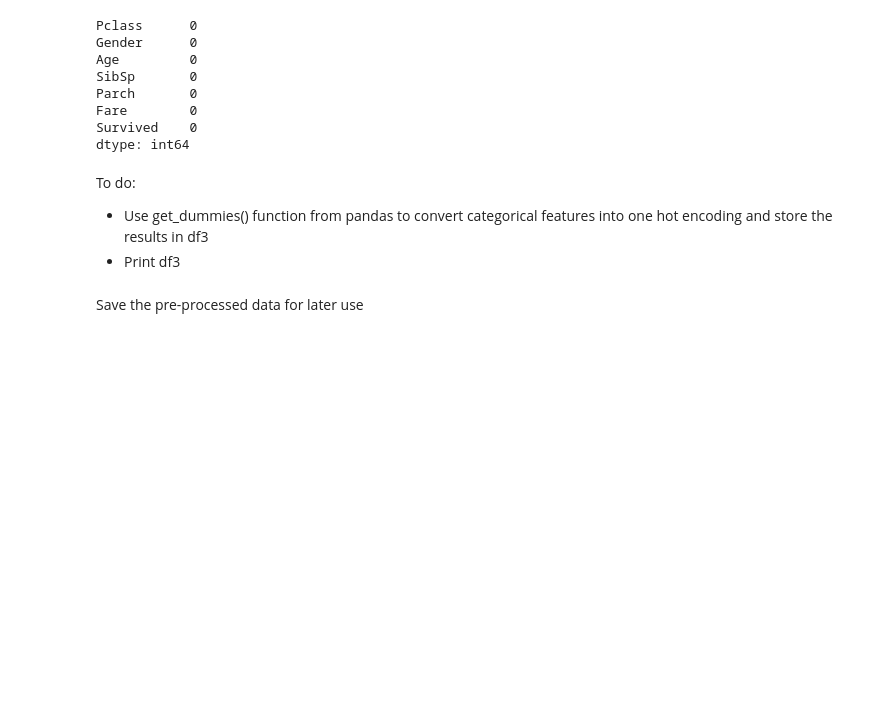
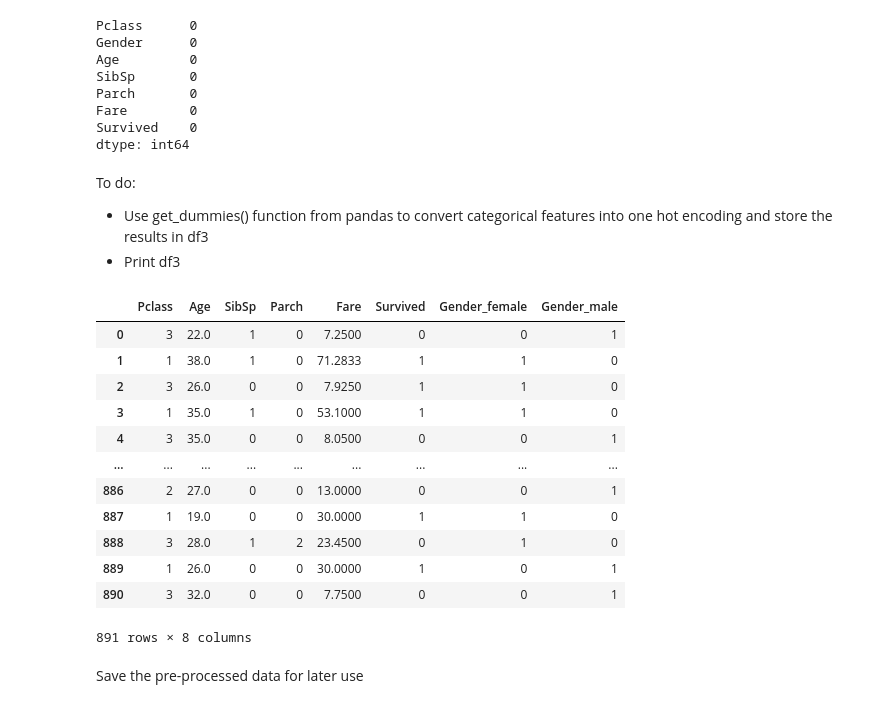
Before and after one commit to wooihaw/pai_oct2022, a Jupyter notebook: Part_2/handson_2/handson_2c.ipynb, the cells around one changed output. Cells and saved outputs as stored; diff of their text form; code cells hidden in the pictures; blank space fills up the shorter version.

```diff
--- a/Part_2/handson_2/handson_2c.ipynb
+++ b/Part_2/handson_2/handson_2c.ipynb
@@ -89,6 +89,23 @@ dtype: int64
 To do:
 - Use get_dummies() function from pandas to convert categorical features into one hot encoding and store the results in df3
 - Print df3
+# %%
+df3 = pd.get_dummies(df2)
+df3
+# %% [output]
+|  | Pclass | Age | SibSp | Parch | Fare | Survived | Gender_female | Gender_male |
+| 0 | 3 | 22.0 | 1 | 0 | 7.2500 | 0 | 0 | 1 |
+| 1 | 1 | 38.0 | 1 | 0 | 71.2833 | 1 | 1 | 0 |
+| 2 | 3 | 26.0 | 0 | 0 | 7.9250 | 1 | 1 | 0 |
+| 3 | 1 | 35.0 | 1 | 0 | 53.1000 | 1 | 1 | 0 |
+| 4 | 3 | 35.0 | 0 | 0 | 8.0500 | 0 | 0 | 1 |
+| ... | ... | ... | ... | ... | ... | ... | ... | ... |
+| 886 | 2 | 27.0 | 0 | 0 | 13.0000 | 0 | 0 | 1 |
+| 887 | 1 | 19.0 | 0 | 0 | 30.0000 | 1 | 1 | 0 |
+| 888 | 3 | 28.0 | 1 | 2 | 23.4500 | 0 | 1 | 0 |
+| 889 | 1 | 26.0 | 0 | 0 | 30.0000 | 1 | 0 | 1 |
+| 890 | 3 | 32.0 | 0 | 0 | 7.7500 | 0 | 0 | 1 |
+891 rows × 8 columns
 # %% [markdown]
 Save the pre-processed data for later use
 # %%
```
